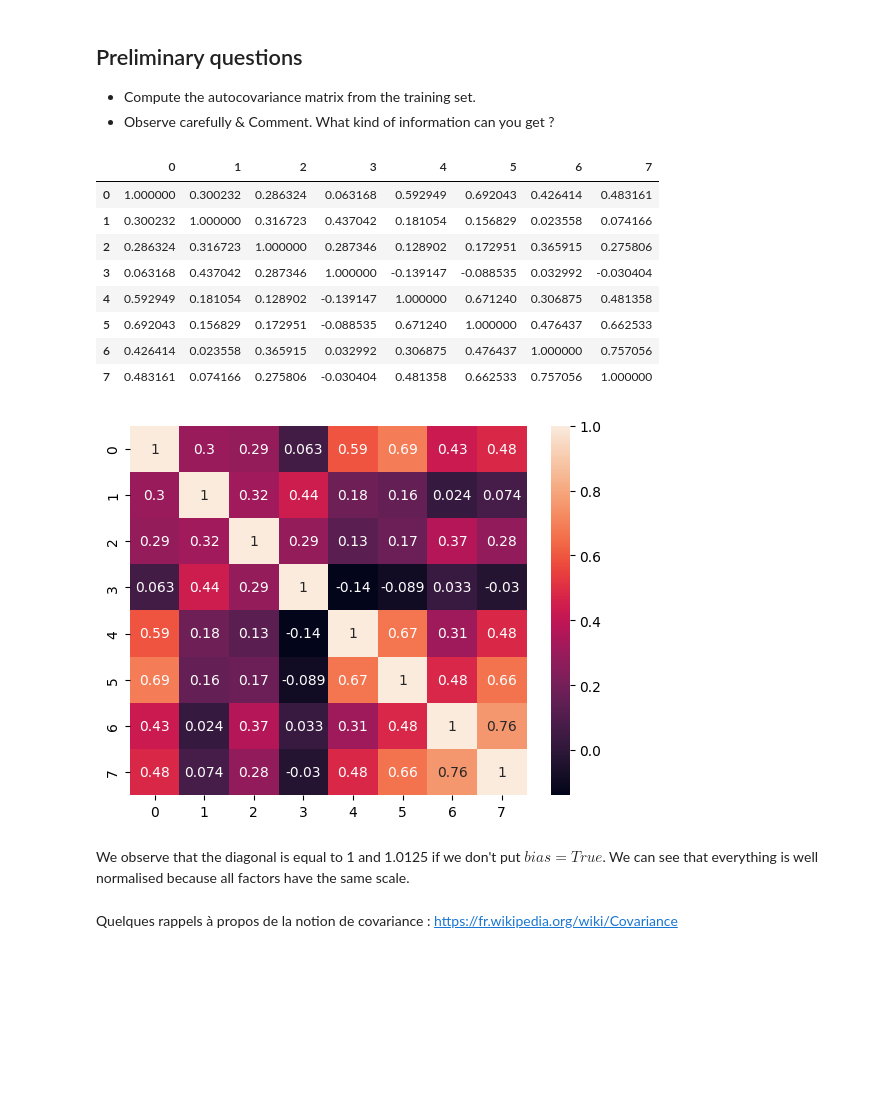
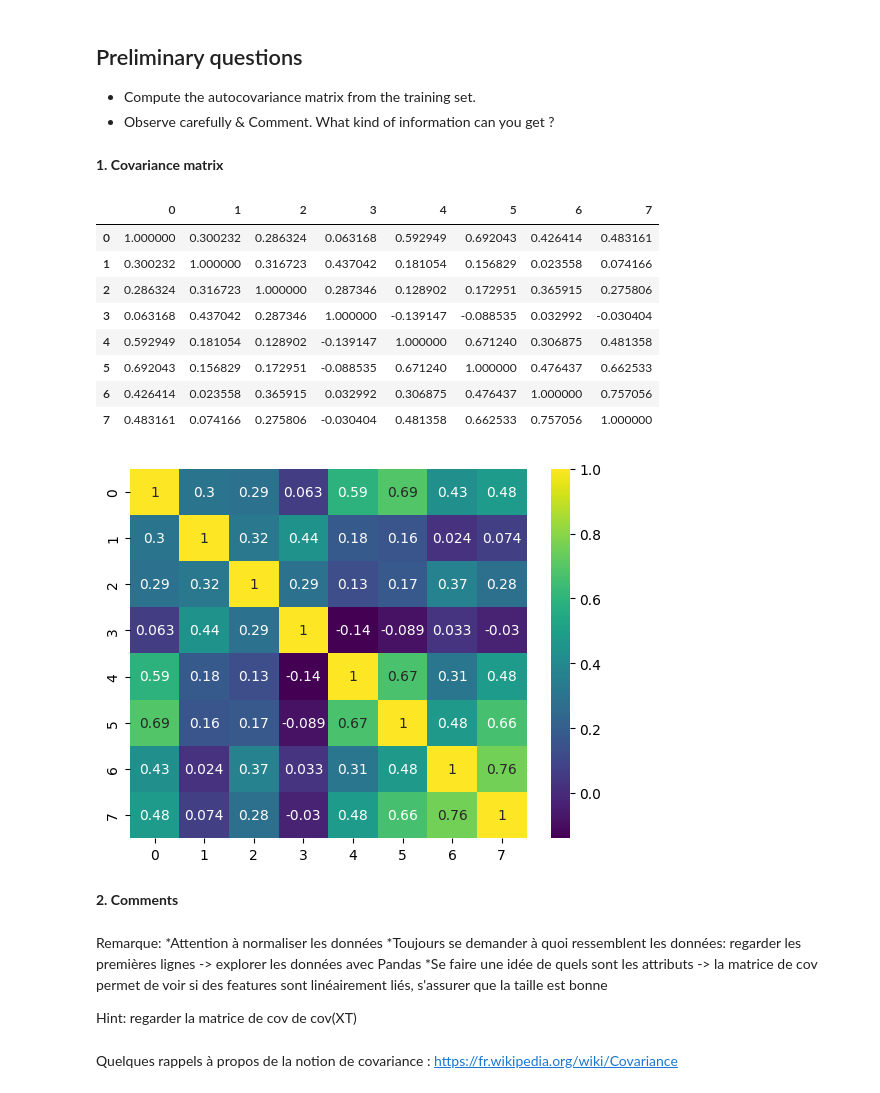
Before and after one commit to felixmnnr/SDI_DEA, a Jupyter notebook: TP1_Monnier_Vasseur/TP1_Monnier_Vasseur.ipynb, the cells around one changed output. Cells and saved outputs as stored; diff of their text form; code cells hidden in the pictures; blank space fills up the shorter version.

```diff
--- a/TP1_Monnier_Vasseur/TP1_Monnier_Vasseur.ipynb
+++ b/TP1_Monnier_Vasseur/TP1_Monnier_Vasseur.ipynb
@@ -90,27 +86,33 @@ print(sigma)
 
  * Compute the autocovariance matrix from the training set.
  * Observe carefully & Comment. What kind of information can you get ?
+# %% [markdown]
+**1. Covariance matrix**
 # %%
-# Preliminary questions
-M_AutoC_T = np.cov(M_train.T, bias=True)
-sns.heatmap(M_AutoC_T, annot=True)
-
-df = pd.DataFrame(M_AutoC_T)
-display(df)
+cov_matrix = np.cov( M_train.T, bias=True )
+sns.heatmap(cov_matrix, annot=True,  cmap='viridis')
+df=pd.DataFrame(cov_matrix)
+df
 # %% [output]
 |  | 0 | 1 | 2 | 3 | 4 | 5 | 6 | 7 |
 | 0 | 1.000000 | 0.300232 | 0.286324 | 0.063168 | 0.592949 | 0.692043 | 0.426414 | 0.483161 |
 | 1 | 0.300232 | 1.000000 | 0.316723 | 0.437042 | 0.181054 | 0.156829 | 0.023558 | 0.074166 |
 | 2 | 0.286324 | 0.316723 | 1.000000 | 0.287346 | 0.128902 | 0.172951 | 0.365915 | 0.275806 |
 | 3 | 0.063168 | 0.437042 | 0.287346 | 1.000000 | -0.139147 | -0.088535 | 0.032992 | -0.030404 |
 | 4 | 0.592949 | 0.181054 | 0.128902 | -0.139147 | 1.000000 | 0.671240 | 0.306875 | 0.481358 |
 | 5 | 0.692043 | 0.156829 | 0.172951 | -0.088535 | 0.671240 | 1.000000 | 0.476437 | 0.662533 |
 | 6 | 0.426414 | 0.023558 | 0.365915 | 0.032992 | 0.306875 | 0.476437 | 1.000000 | 0.757056 |
 | 7 | 0.483161 | 0.074166 | 0.275806 | -0.030404 | 0.481358 | 0.662533 | 0.757056 | 1.000000 |
-[figure, old version]
+[figure, new version]
-# %% [markdown]
-We observe that the diagonal is equal to 1 and 1.0125 if we don't put $bias=True$.
-We can see that everything is well normalised because all factors have the same scale.
+# %% [markdown]
+**2. Comments**
+# %% [markdown]
+Remarque:
+*Attention à normaliser les données
+*Toujours se demander à quoi ressemblent les données: regarder les premières lignes -> explorer les données avec Pandas
+*Se faire une idée de quels sont les attributs -> la matrice de cov permet de voir si des features sont linéairement liés, s'assurer que la taille est bonne
+
+Hint: regarder la matrice de cov de cov(XT)
 # %% [markdown]
 Quelques rappels à propos de la notion de covariance : https://fr.wikipedia.org/wiki/Covariance
 # %% [markdown]
```
Also changed, not shown: parts of 48 cells of this notebook, 4 other files.
